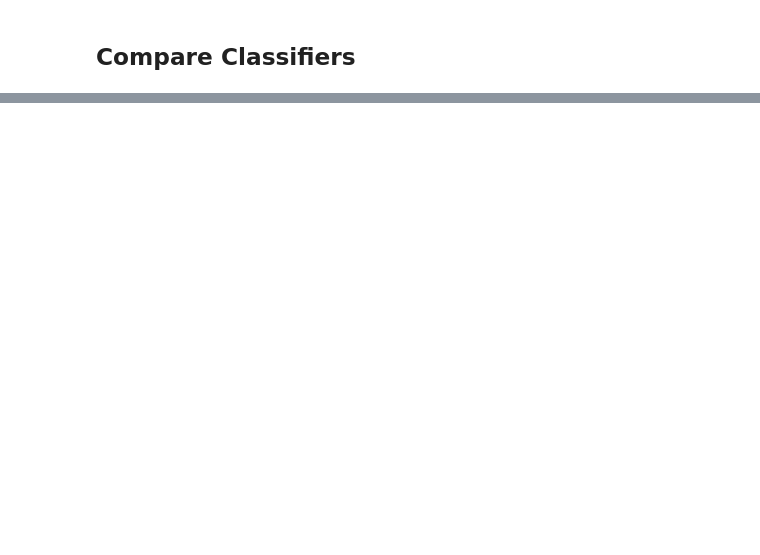
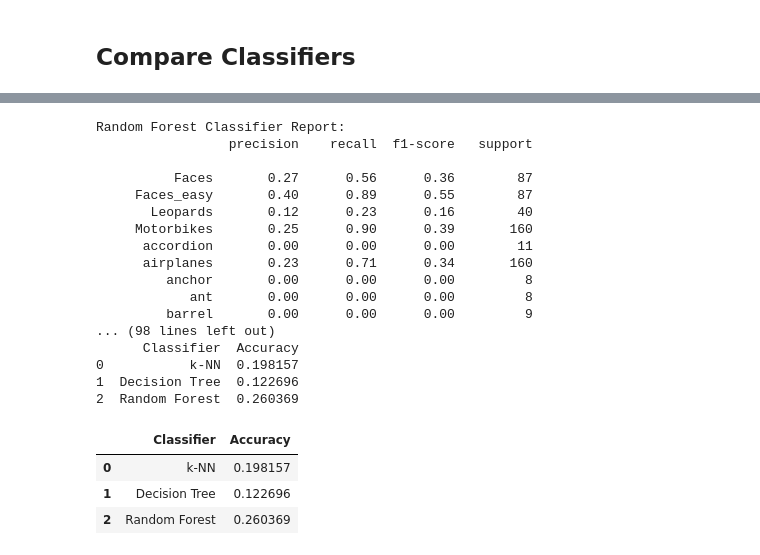
Before and after one commit to blake-barber/CS6680-Computer-Vision-Final-Project, a Jupyter notebook: Baseline_Implementation.ipynb, the cells around one changed output, grey strips where cells are left out. Saved outputs shown, nothing was run; the diff lists cells and outputs as text; code cells hidden in the pictures; blank space fills up the shorter version.

```diff
--- a/Baseline_Implementation.ipynb
+++ b/Baseline_Implementation.ipynb
@@ -363,8 +347,8 @@ def grid_search_shi_tomasi(X_train, y_train, param_grid, results_file="grid_sear
                     features_reduced = apply_lpp(features, n_components)
 
                     # Evaluate with a lightweight classifier (e.g., k-NN)
-                    knn = KNeighborsClassifier(n_neighbors=3)
-                    scores = cross_val_score(knn, features_reduced, y_train, cv=3, n_jobs=-1)  # 3-fold cross-validation and use all CPU cores
+                    knn = KNeighborsClassifier(n_neighbors=10)
+                    scores = cross_val_score(knn, features_reduced, y_train, cv=10, n_jobs=-1)  # 3-fold cross-validation and use all CPU cores
                     avg_score = np.mean(scores)
 
                     # Record the result
@@ -463,11 +447,11 @@ X_test_features = extract_features_for_dataset(
 Reduce dimensionality and evaluate performance.
 # %%
 # Apply LPP
-X_train_reduced = apply_lpp(X_train_features, n_components=50, n_neighbors=5)
-X_test_reduced = apply_lpp(X_test_features, n_components=50, n_neighbors=5)
+X_train_reduced = apply_lpp(X_train_features, n_components=100, n_neighbors=10)
+X_test_reduced = apply_lpp(X_test_features, n_components=100, n_neighbors=10)
 
 # Train k-NN classifier
-knn = KNeighborsClassifier(n_neighbors=3)
+knn = KNeighborsClassifier(n_neighbors=500)
 knn.fit(X_train_reduced, y_train)
 
 # Evaluate k-NN classifier
@@ -485,7 +469,7 @@ print("Decision Tree Classifier Report:")
 print(classification_report(y_test, y_pred_dt, target_names=classes))
 
 # Train Random Forest classifier
-rf = RandomForestClassifier(n_estimators=50, random_state=42)
+rf = RandomForestClassifier(n_estimators=500, random_state=42)
 rf.fit(X_train_reduced, y_train)
 
 # Evaluate Random Forest classifier
@@ -662,0 +822,45 @@ Classifier Accuracy Comparison:
+# %%
+# Train k-NN classifier
+knn = KNeighborsClassifier(n_neighbors=500)
+knn.fit(X_train_features, y_train)
+
+# Evaluate k-NN classifier
+y_pred_knn = knn.predict(X_test_features)
+print("k-NN Classifier Report:")
+print(classification_report(y_test, y_pred_knn, target_names=classes))
+
+# Train Decision Tree classifier
+dt = DecisionTreeClassifier(random_state=42)
+dt.fit(X_train_features, y_train)
+
+# Evaluate Decision Tree classifier
+y_pred_dt = dt.predict(X_test_features)
+print("Decision Tree Classifier Report:")
+print(classification_report(y_test, y_pred_dt, target_names=classes))
+
+# Train Random Forest classifier
+rf = RandomForestClassifier(n_estimators=500, random_state=42)
+rf.fit(X_train_features, y_train)
+
+# Evaluate Random Forest classifier
+y_pred_rf = rf.predict(X_test_features)
+print("Random Forest Classifier Report:")
+print(classification_report(y_test, y_pred_rf, target_names=classes))
+
+# Aggregate accuracy
+knn_accuracy = accuracy_score(y_test, y_pred_knn)
+dt_accuracy = accuracy_score(y_test, y_pred_dt)
+rf_accuracy = accuracy_score(y_test, y_pred_rf)
+
+# Display results
+results = {
+    "Classifier": ["k-NN", "Decision Tree", "Random Forest"],
+    "Accuracy": [knn_accuracy, dt_accuracy, rf_accuracy]
+}
+results_df = pd.DataFrame(results)
+print("Classifier Accuracy Comparison:")
+print(results_df)
+
+from IPython.display import display
+display(results_df)
+# %% [output]
@@ -662,0 +901,21 @@ Classifier Accuracy Comparison:
+Random Forest Classifier Report:
+                 precision    recall  f1-score   support
+
+          Faces       0.27      0.56      0.36        87
+     Faces_easy       0.40      0.89      0.55        87
+       Leopards       0.12      0.23      0.16        40
+     Motorbikes       0.25      0.90      0.39       160
+      accordion       0.00      0.00      0.00        11
+      airplanes       0.23      0.71      0.34       160
+         anchor       0.00      0.00      0.00         8
+            ant       0.00      0.00      0.00         8
+         barrel       0.00      0.00      0.00         9
+... (98 lines left out)
+      Classifier  Accuracy
+0           k-NN  0.198157
+1  Decision Tree  0.122696
+2  Random Forest  0.260369
+|  | Classifier | Accuracy |
+| 0 | k-NN | 0.198157 |
+| 1 | Decision Tree | 0.122696 |
+| 2 | Random Forest | 0.260369 |
```
Also changed, not shown: parts of 16 cells of this notebook.
